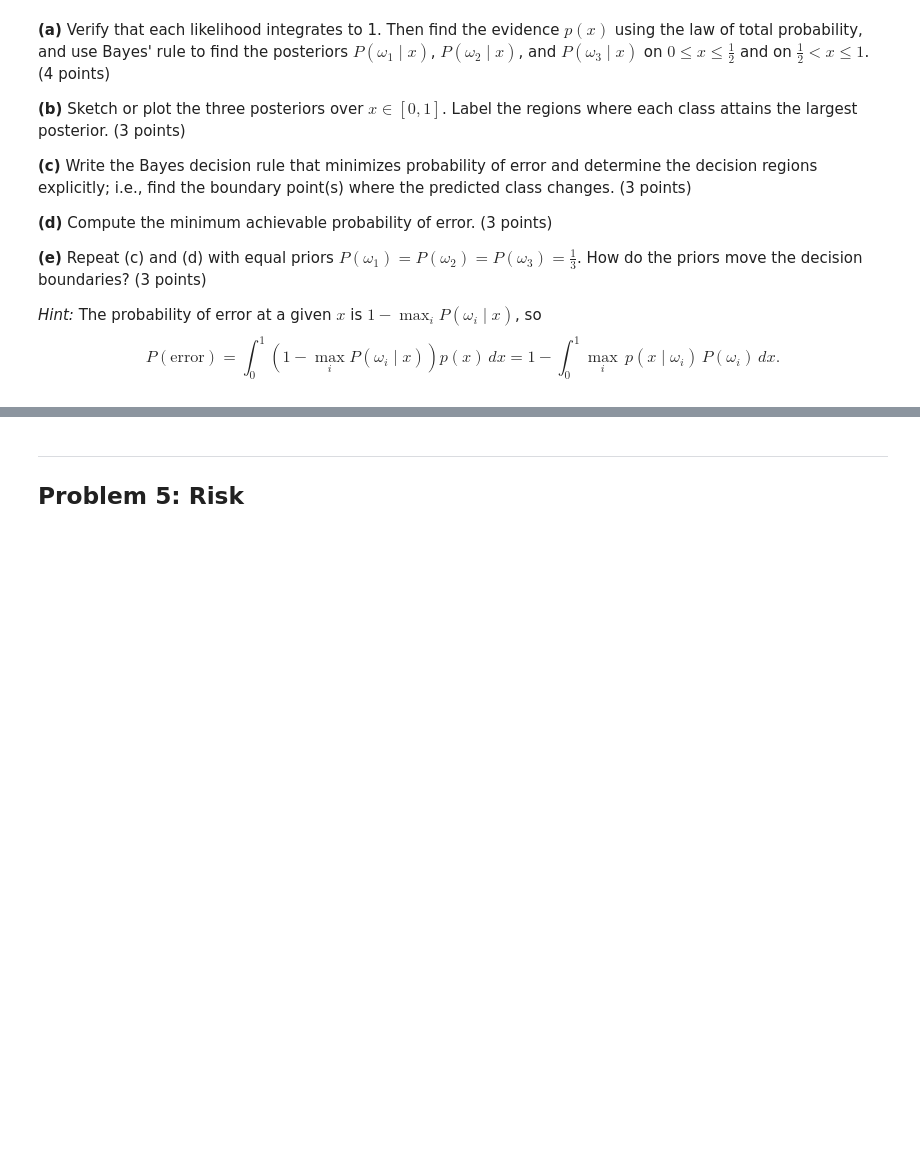
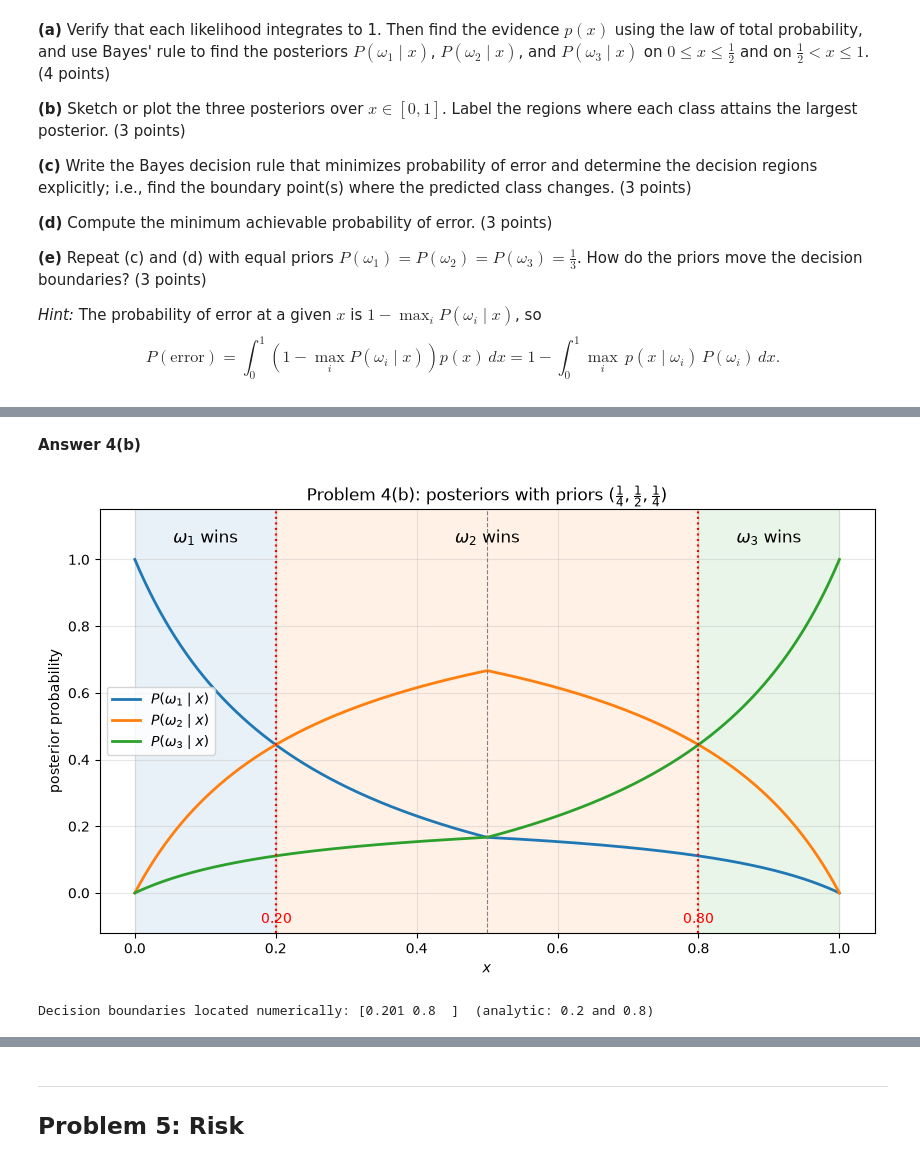
Before and after one commit to BatOrgil7/CSCI6032-ML, a Jupyter notebook: hw5/CSCI6032_hw5.ipynb, the cells around one changed output, grey strips where cells are left out. Saved outputs shown, nothing was run; the diff lists cells and outputs as text; code cells hidden in the pictures; blank space fills up the shorter version.

```diff
--- a/hw5/CSCI6032_hw5.ipynb
+++ b/hw5/CSCI6032_hw5.ipynb
@@ -180,0 +631,59 @@ $$
+# %% [markdown]
+**Answer 4(b)**
+# %%
+def joints_p4(x, priors=(0.25, 0.5, 0.25)):
+    """Joint densities j_i(x) = p(x|w_i) P(w_i) for Problem 4."""
+    x = np.asarray(x, dtype=float)
+    pr1, pr2, pr3 = priors
+    lik1 = 2 * (1 - x)
+    lik2 = np.where(x <= 0.5, 4 * x, 4 * (1 - x))
+    lik3 = 2 * x
+    return np.vstack([lik1 * pr1, lik2 * pr2, lik3 * pr3])
+
+
+def posteriors_p4(x, priors=(0.25, 0.5, 0.25)):
+    """Posteriors P(w_i|x), obtained from the joints by dividing by the evidence."""
+    j = joints_p4(x, priors)
+    return j / j.sum(axis=0)
+
+
+xs4 = np.linspace(0, 1, 1001)
+post4 = posteriors_p4(xs4)
+winner = post4.argmax(axis=0)
+
+# Boundaries: where the winning class changes
+switch = np.flatnonzero(np.diff(winner)) + 1
+bounds = xs4[switch]
+
+plt.figure(figsize=(10, 5.5))
+colors = ['tab:blue', 'tab:orange', 'tab:green']
+for i in range(3):
+    plt.plot(xs4, post4[i], color=colors[i], linewidth=2,
+             label=rf'$P(\omega_{i+1} \mid x)$')
+
+# Shade each decision region with the color of the winning class
+edges = np.concatenate([[0.0], bounds, [1.0]])
+for lo, hi in zip(edges[:-1], edges[1:]):
+    mid = 0.5 * (lo + hi)
+    k = int(posteriors_p4(np.array([mid])).argmax())
+    plt.axvspan(lo, hi, color=colors[k], alpha=0.10)
+    plt.text(mid, 1.05, rf'$\omega_{k+1}$ wins', ha='center', fontsize=12)
+
+for xb in bounds:
+    plt.axvline(xb, color='red', linestyle=':', linewidth=1.5)
+    plt.text(xb, -0.09, f'{xb:.2f}', ha='center', color='red', fontsize=10)
+plt.axvline(0.5, color='gray', linestyle='--', linewidth=0.8)
+
+plt.xlabel('$x$')
+plt.ylabel('posterior probability')
+plt.title(r'Problem 4(b): posteriors with priors $(\frac{1}{4}, \frac{1}{2}, \frac{1}{4})$')
+plt.ylim(-0.12, 1.15)
+plt.legend(loc='center left')
+plt.grid(alpha=0.3)
+plt.show()
+
+print("Decision boundaries located numerically:", np.round(bounds, 4),
+      " (analytic: 0.2 and 0.8)")
+# %% [output]
+[figure, added]
+Decision boundaries located numerically: [0.201 0.8  ]  (analytic: 0.2 and 0.8)
```
Also changed, not shown: parts of 50 cells of this notebook.
